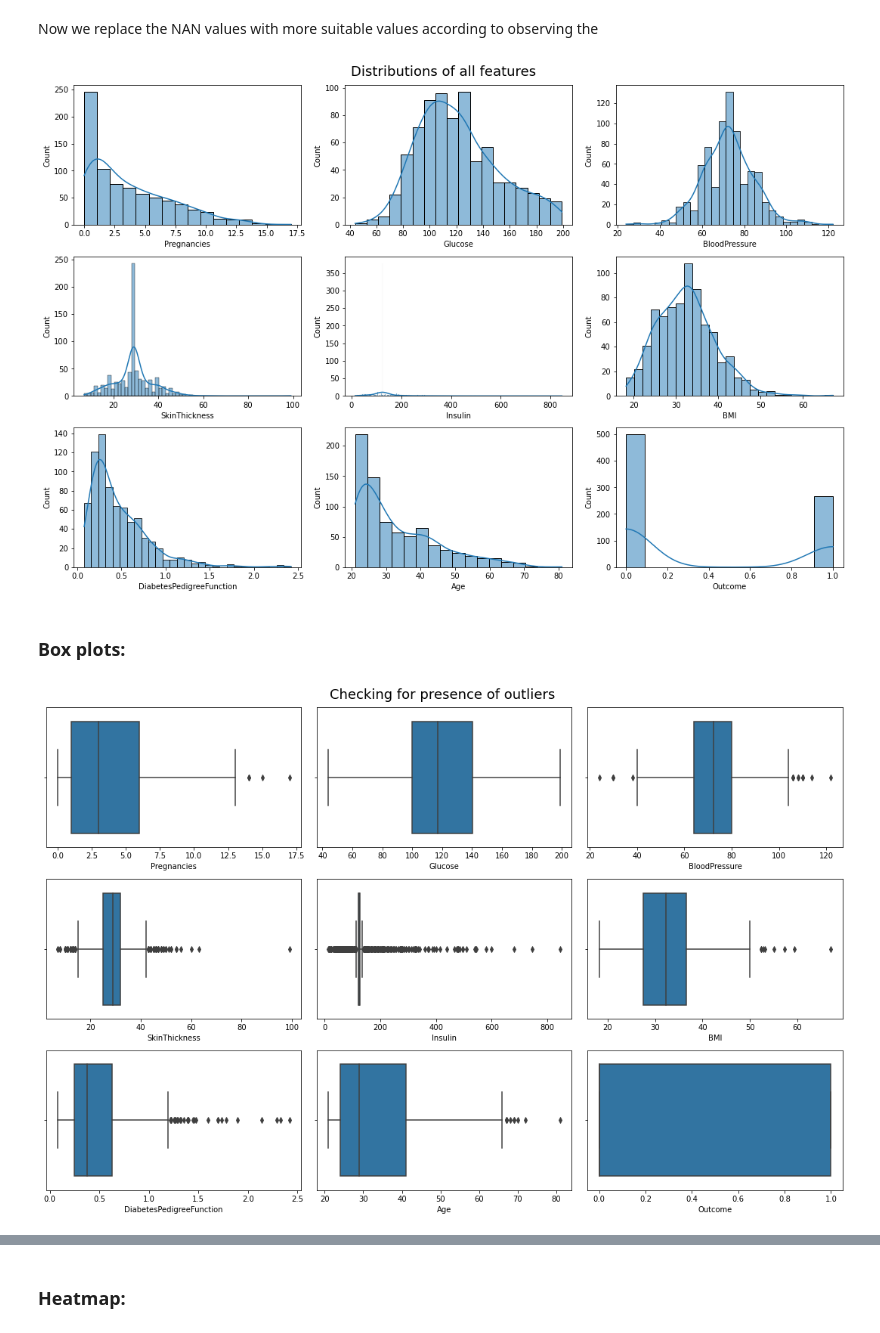
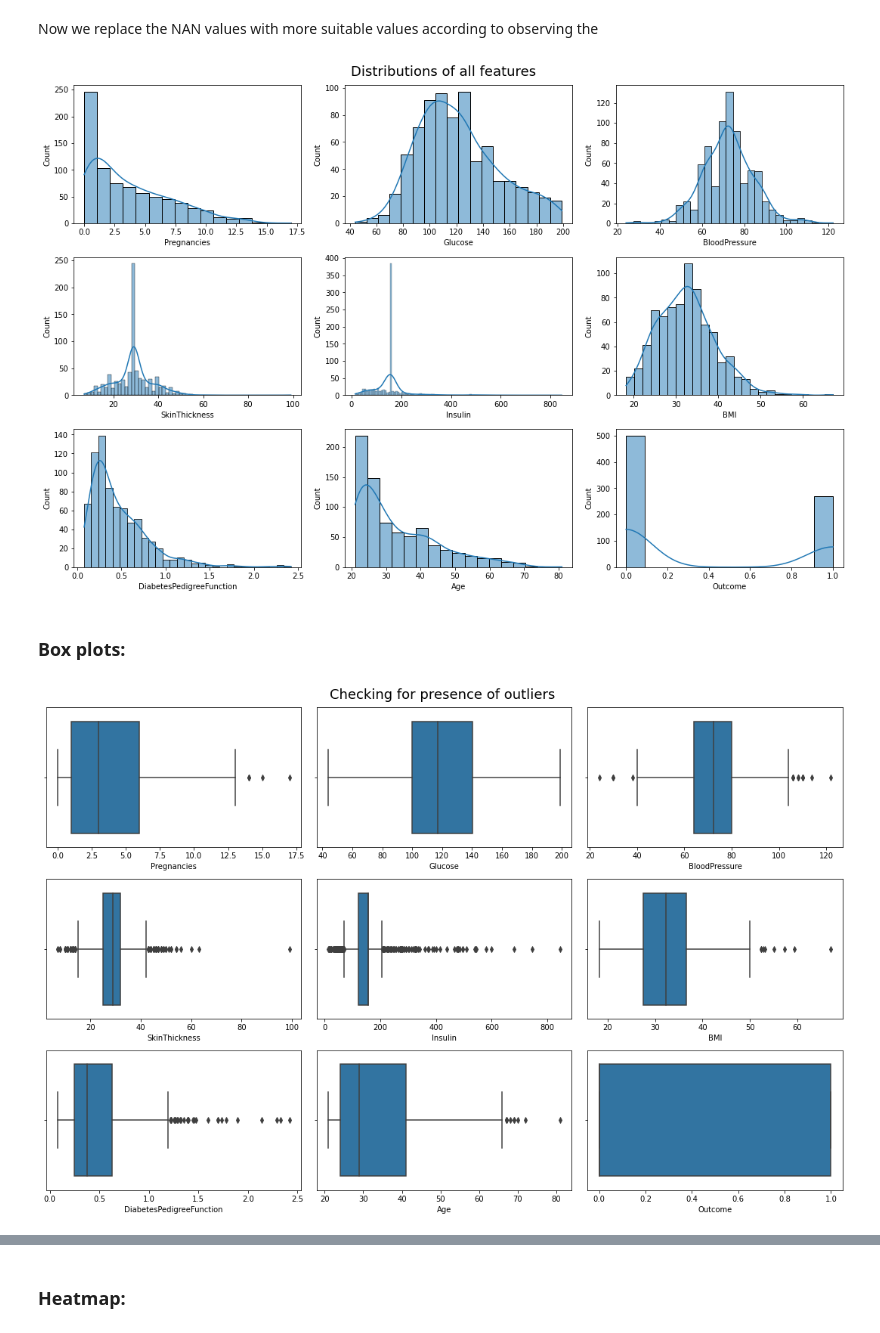
Before and after one commit to charafmrah/Pima-Indians-Diabetes-Dataset, a Jupyter notebook: Diabetes Classification-KNN-detailed.ipynb, the cells around one changed output, grey strips where cells are left out. Saved outputs shown, nothing was run; the diff lists cells and outputs as text; code cells hidden in the pictures.

```diff
--- a/Diabetes Classification-KNN-detailed.ipynb
+++ b/Diabetes Classification-KNN-detailed.ipynb
@@ -66,7 +66,9 @@ minimum value of the following variables can not be zero:
 Therefore we're replacing zeros with NAN for these variables, until we find more suitable values to replace them with.
 # %%
 df_copy= df.copy(deep = True)
-df_copy[['Glucose','BloodPressure','SkinThickness','Insulin','BMI']] = df_copy[['Glucose','BloodPressure','SkinThickness','Insulin','BMI']].replace(0,np.NaN)
+
+df_copy[['Glucose','BloodPressure','SkinThickness','Insulin','BMI']] = df_copy[
+    ['Glucose','BloodPressure','SkinThickness','Insulin','BMI']].replace(0,np.NaN)
 
 print(df_copy.isnull().sum())
 # %% [output]
@@ -103,19 +105,19 @@ Now we replace the NAN values with more suitable values according to observing t
 # %%
 df_copy['Glucose'].fillna(df_copy['Glucose'].mean(), inplace = True)
 df_copy['BloodPressure'].fillna(df_copy['BloodPressure'].mean(), inplace = True)
 df_copy['SkinThickness'].fillna(df_copy['SkinThickness'].median(), inplace = True)
-df_copy['Insulin'].fillna(df_copy['Insulin'].median(), inplace = True)
+df_copy['Insulin'].fillna(df_copy['Insulin'].mean(), inplace = True)
 df_copy['BMI'].fillna(df_copy['BMI'].median(), inplace = True)
 
 fig, ax = plt.subplots(nrows = 3, ncols = 3, figsize = (15,10))
 for column, subplot in zip(df_copy, ax.flatten()):
     sns.histplot(x = df_copy[column], kde = True, ax = subplot)
 
 fig.suptitle('Distributions of all features', fontsize = 18)
 fig.tight_layout()
 plt.show()
 # %% [output]
-[figure, old version]
+[figure, new version]
 # %% [markdown]
 ### Box plots:
 # %%
@@ -128,7 +130,7 @@ fig.suptitle('Checking for presence of outliers', fontsize = 18)
 fig.tight_layout()
 plt.show()
 # %% [output]
-[figure, old version]
+[figure, new version]
 # %%
 # the outliers actually help improve the prediction accuracy of the logistic regression model in this particular case and therefore we do not remove them.
 
```
Also changed, not shown: parts of 4 cells of this notebook, 20 other files.
